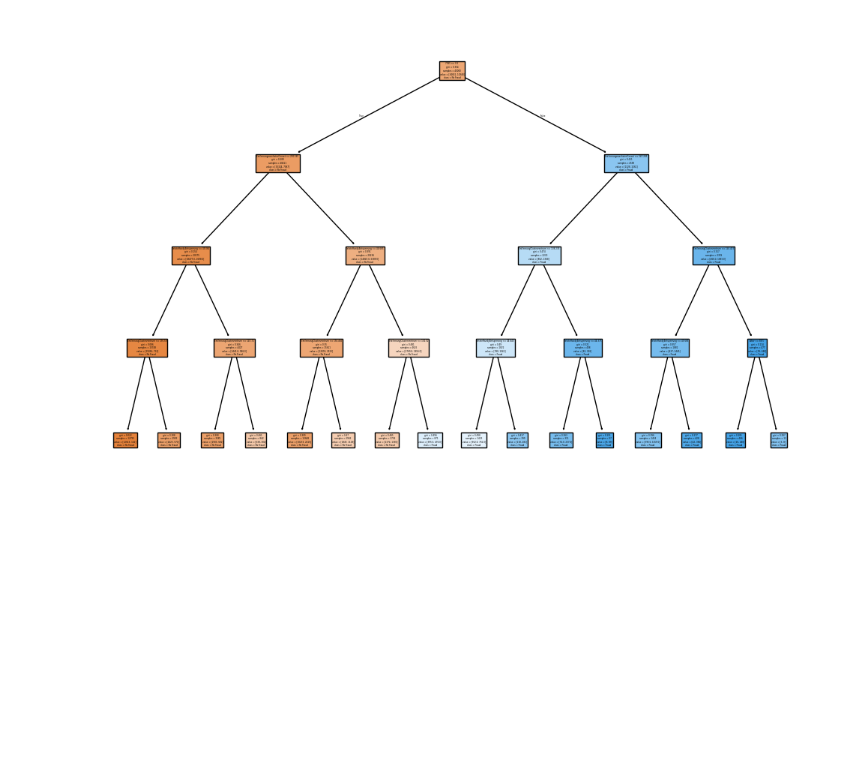
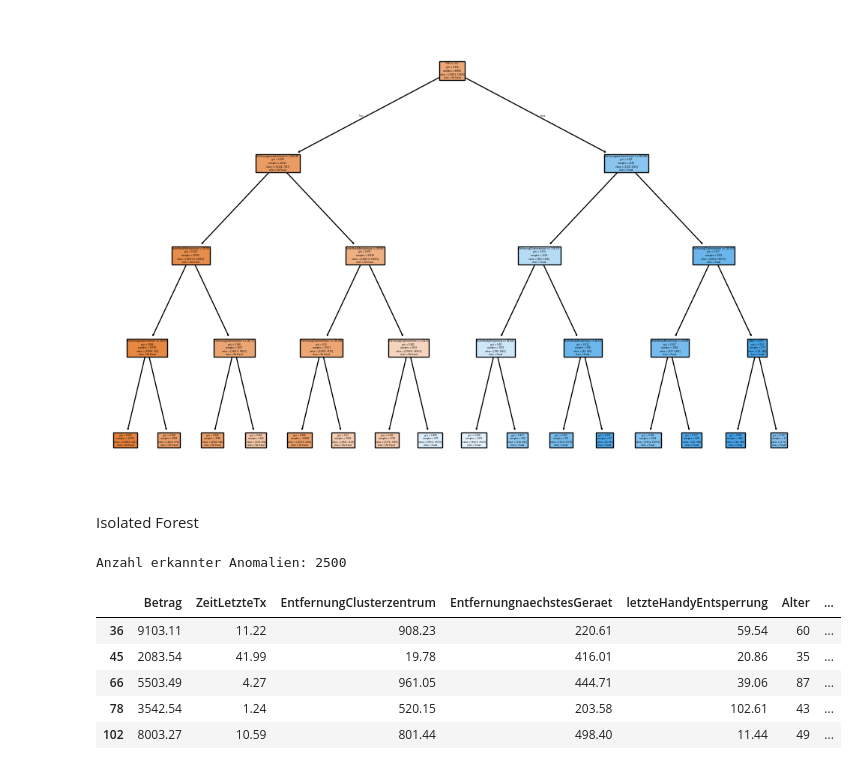
Before and after one commit to JanisEcker/PraxisProjekt_SAP, a Jupyter notebook: ML-Modell.ipynb, the cells around one changed output. Cells and saved outputs as stored; diff of their text form; code cells hidden in the pictures; blank space fills up the shorter version.

```diff
--- a/ML-Modell.ipynb
+++ b/ML-Modell.ipynb
@@ -340,3 +342,39 @@ plot_tree(clf, feature_names=X.columns, class_names=['No Fraud', 'Fraud'], fille
 plt.show()
 # %% [output]
 [figure]
+# %% [markdown]
+Isolated Forest
+# %%
+# Optional: numerische Spalten auswählen
+X = df.select_dtypes(include=["float64", "int64"])
+
+# Isolation Forest initialisieren
+iso_forest = IsolationForest(
+    n_estimators=100,
+    contamination=0.05,  # erwarteter Anteil an Anomalien
+    random_state=42
+)
+
+# Modell trainieren
+iso_forest.fit(X)
+
+# Vorhersagen berechnen: -1 = Anomalie, 1 = normal
+df["anomaly"] = iso_forest.predict(X)
+
+# Score der Isolation (je niedriger, desto mehr Outlier)
+df["anomaly_score"] = iso_forest.decision_function(X)
+
+# Nur Anomalien anzeigen (optional)
+anomalies = df[df["anomaly"] == -1]
+
+# Ausgabe (optional)
+print(f"Anzahl erkannter Anomalien: {len(anomalies)}")
+display(anomalies.head())
+# %% [output]
+Anzahl erkannter Anomalien: 2500
+|  | Betrag | ZeitLetzteTx | EntfernungClusterzentrum | EntfernungnaechstesGeraet | letzteHandyEntsperrung | Alter | ... |
+| 36 | 9103.11 | 11.22 | 908.23 | 220.61 | 59.54 | 60 | ... |
+| 45 | 2083.54 | 41.99 | 19.78 | 416.01 | 20.86 | 35 | ... |
+| 66 | 5503.49 | 4.27 | 961.05 | 444.71 | 39.06 | 87 | ... |
+| 78 | 3542.54 | 1.24 | 520.15 | 203.58 | 102.61 | 43 | ... |
+| 102 | 8003.27 | 10.59 | 801.44 | 498.40 | 11.44 | 49 | ... |
```
Also changed, not shown: parts of 6 cells of this notebook, 15 other files.
